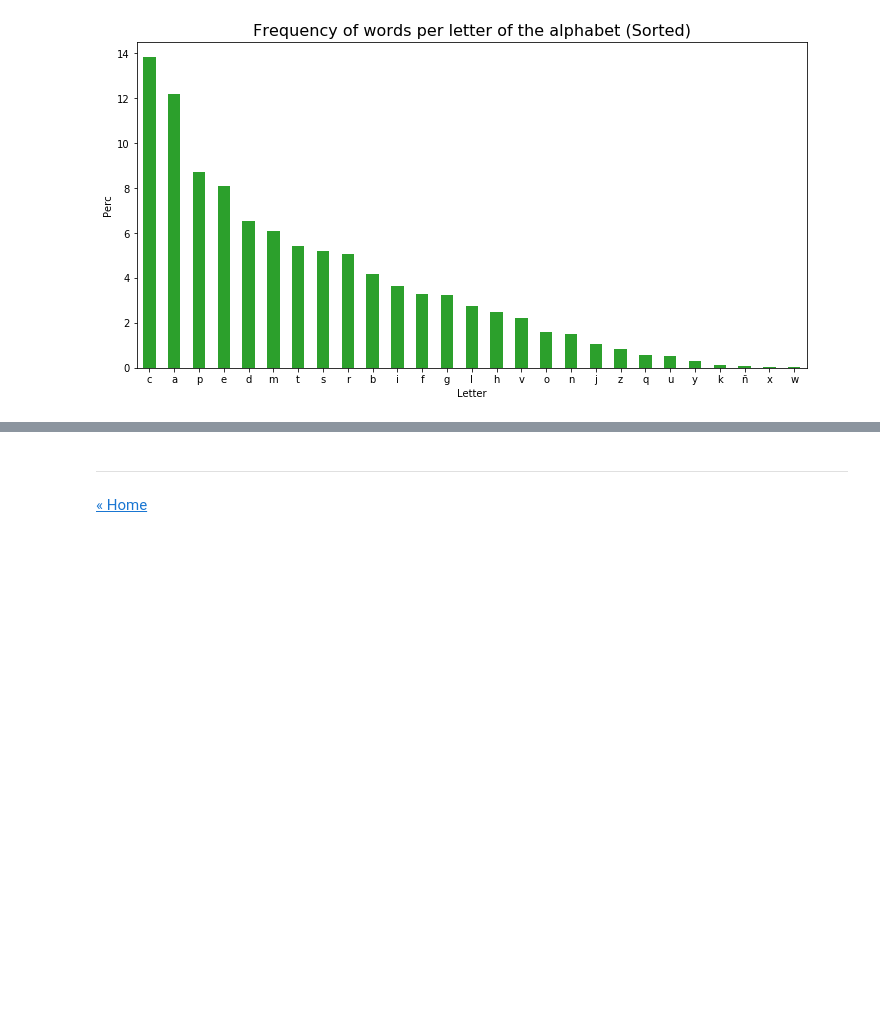
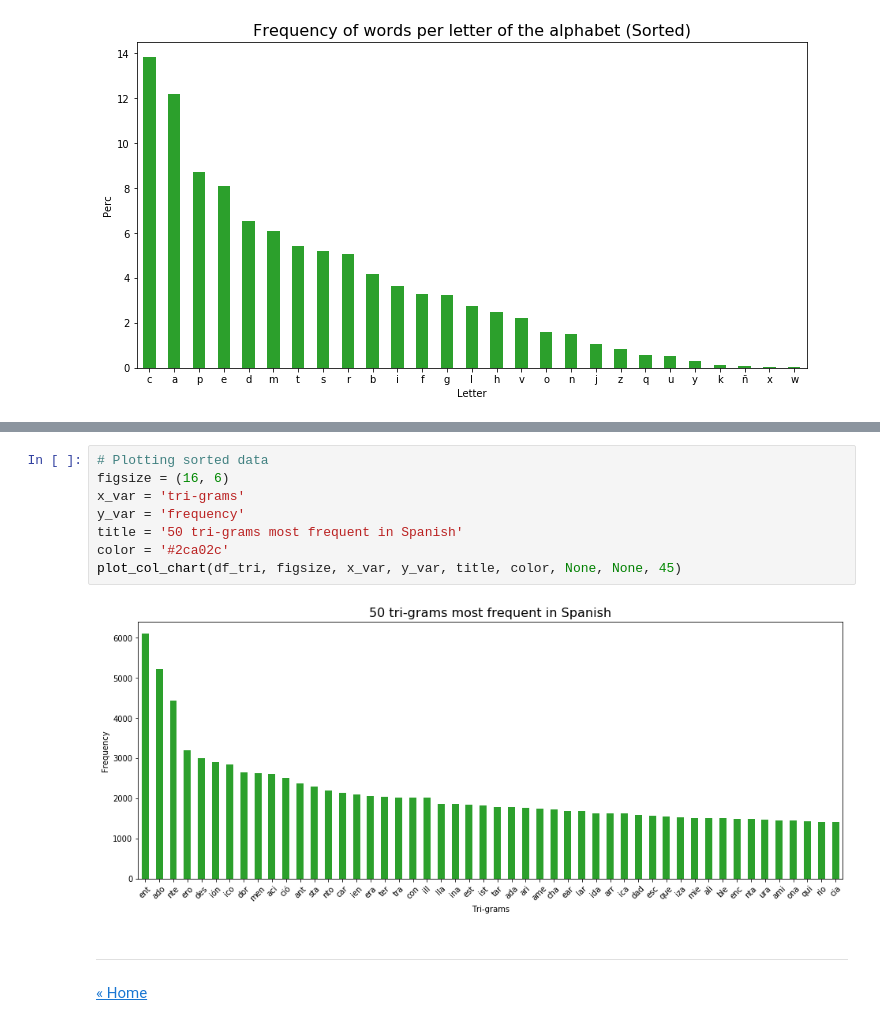
Before and after one commit to ansegura7/DSL_Analysis, a Jupyter notebook: code/dsl_text_analysis.ipynb, the cells around one changed output, grey strips where cells are left out. Drawn from its saved outputs; the diff is of its cells as text; blank space fills up the shorter version.

```diff
--- a/code/dsl_text_analysis.ipynb
+++ b/code/dsl_text_analysis.ipynb
@@ -360,3 +396,13 @@ plot_col_chart(df.sort_values(by='perc', ascending=False), figsize, x_var, y_var
+# %%
+# Plotting sorted data
+figsize = (16, 6)
+x_var = 'tri-grams'
+y_var = 'frequency'
+title = '50 tri-grams most frequent in Spanish'
+color = '#2ca02c'
+plot_col_chart(df_tri, figsize, x_var, y_var, title, color, None, None, 45)
+# %% [output]
+[figure, added]
 # %% [markdown]
 ---
 <a href="https://ansegura7.github.io/DSL_Analysis/">« Home</a>
```
Also changed, not shown: parts of 10 cells of this notebook, 2 other files.
